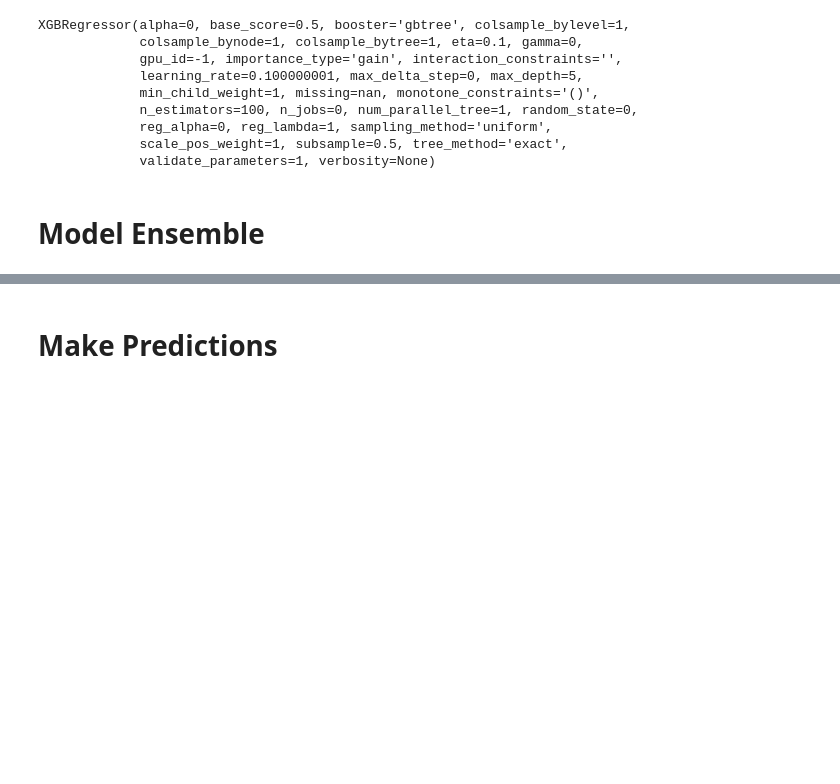
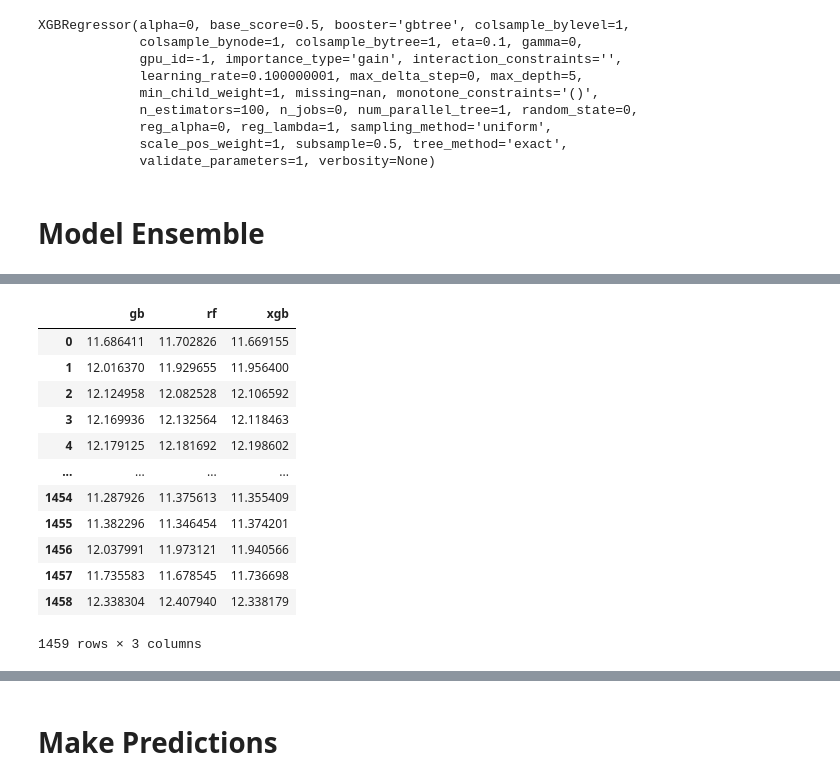
Before and after one commit to zrrddd/House_Prices, a Jupyter notebook: Main_check_this_out.ipynb, the cells around one changed output, grey strips where cells are left out. Cells and saved outputs as stored; diff of their text form; code cells hidden in the pictures; blank space fills up the shorter version.

```diff
--- a/Main_check_this_out.ipynb
+++ b/Main_check_this_out.ipynb
@@ -661,8 +641,23 @@ Ridge()
 # %%
-gb_pred = np.exp(gb_reg.predict(X_test_selected))
-rf_pred = np.exp(rf_reg.predict(X_test_selected))
-xgb_pred = np.exp(xgb_reg.predict(X_test_selected))
+gb_pred = gb_reg.predict(X_test_selected)
+rf_pred = rf_reg.predict(X_test_selected)
+xgb_pred = xgb_reg.predict(X_test_selected)
 new_X_test = pd.DataFrame({'gb':gb_pred, 'rf':rf_pred, 'xgb':xgb_pred})
+new_X_test
+# %% [output]
+|  | gb | rf | xgb |
+| 0 | 11.686411 | 11.702826 | 11.669155 |
+| 1 | 12.016370 | 11.929655 | 11.956400 |
+| 2 | 12.124958 | 12.082528 | 12.106592 |
+| 3 | 12.169936 | 12.132564 | 12.118463 |
+| 4 | 12.179125 | 12.181692 | 12.198602 |
+| ... | ... | ... | ... |
+| 1454 | 11.287926 | 11.375613 | 11.355409 |
+| 1455 | 11.382296 | 11.346454 | 11.374201 |
+| 1456 | 12.037991 | 11.973121 | 11.940566 |
+| 1457 | 11.735583 | 11.678545 | 11.736698 |
+| 1458 | 12.338304 | 12.407940 | 12.338179 |
+1459 rows × 3 columns
 # %%
 ridge.predict(new_X_test)
 # %% [output]
```
Also changed, not shown: parts of 15 cells of this notebook, 1 other file.
